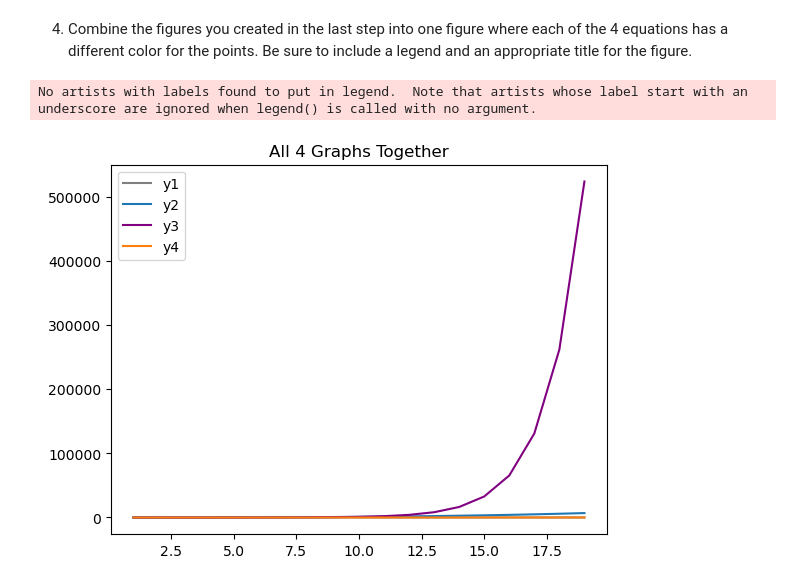
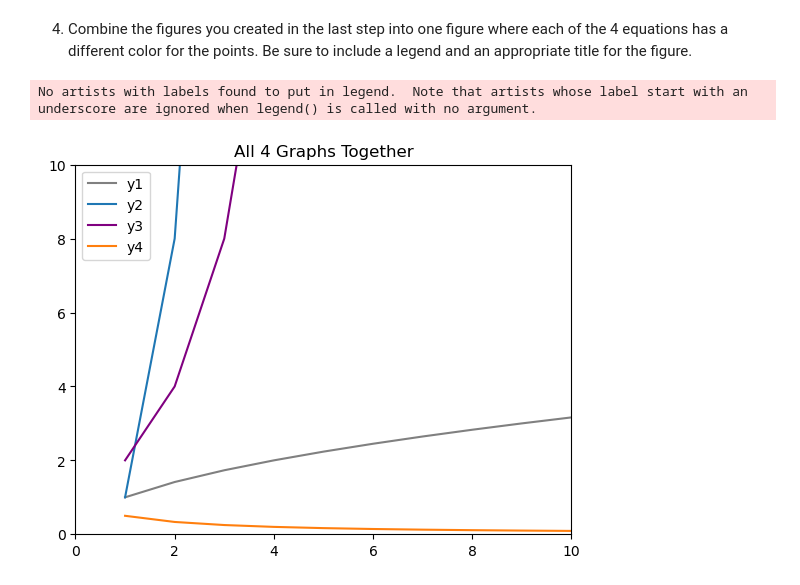
Before and after one commit to Joshua-Click/dumpy-pandas-visualization-exercises, a Jupyter notebook: matplotlib_exercises.ipynb, the cells around one changed output. Drawn from its saved outputs; the diff is of its cells as text; code cells hidden in the pictures.

```diff
--- a/matplotlib_exercises.ipynb
+++ b/matplotlib_exercises.ipynb
@@ -66,7 +66,7 @@ plt.subplot(111)
 plt.plot(x,y1)
 # %%
 x = list(range(1,20))
-y1 = [np.sqrt(n) for n in x]
+y1 = [math.sqrt(n) for n in x]
 plt.subplot(221)
 plt.plot(x, y1)
 
@@ -91,25 +91,26 @@ plt.show()
 # %%
 x = list(range(1,20))
 
 plt.title("All 4 Graphs Together")
 plt.legend(loc='upper left')
-
+plt.xlim(0,10)
+plt.ylim(0,10)
 
 plt.plot(x,y1, color='gray', label='y1')
 
 
 plt.plot(x, y2, label='y2')
 
 
 plt.plot(x, y3, color='purple', label='y3')
 
 
 
 plt.plot(x, y4, label='y4')
 
 
 plt.legend(loc='upper left')
 plt.show()
 # %% [output]
 No artists with labels found to put in legend.  Note that artists whose label start with an underscore are ignored when legend() is called with no argument.
-[figure, old version]
+[figure, new version]
```
Also changed, not shown: parts of 1 cell of this notebook.
